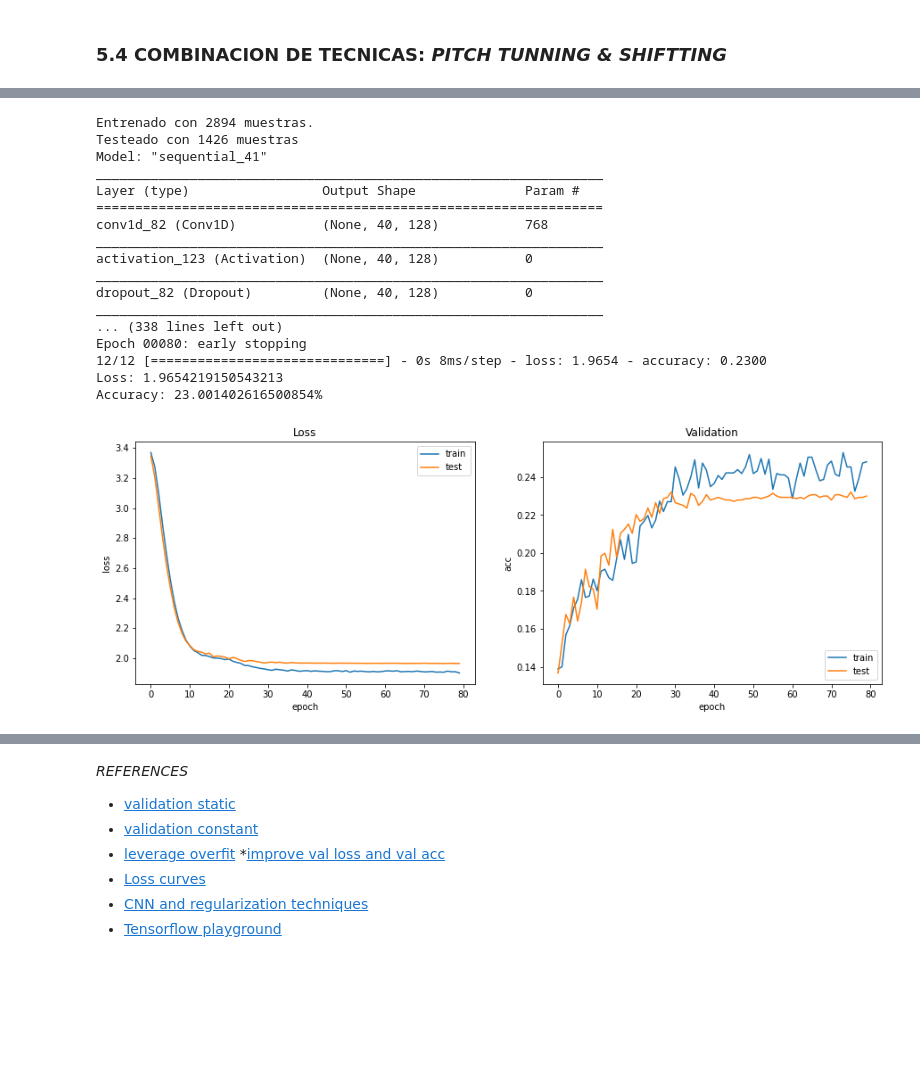
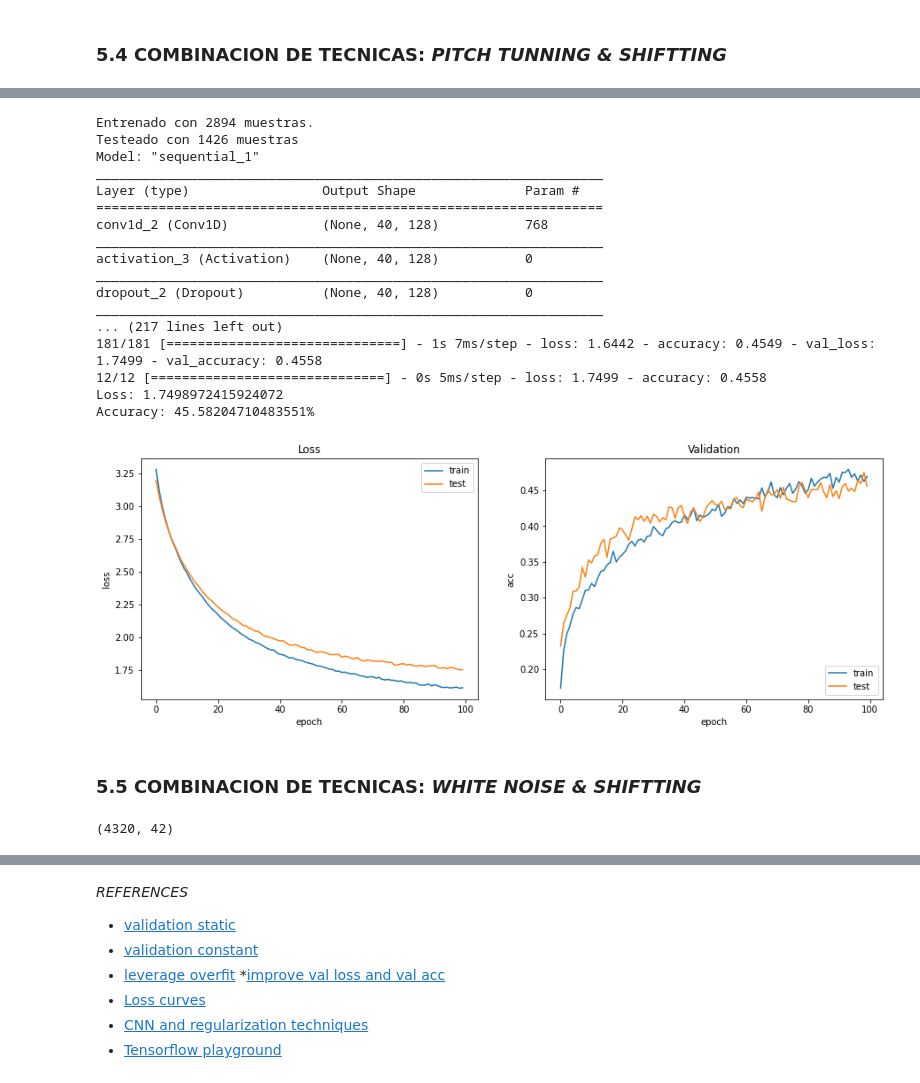
Before and after one commit to Luisa13/Speech_Emotion_Recogntion_in_Foreign_Language, a Jupyter notebook: notebooks/English/3_SER_RAVDESS_English_Augmentation.ipynb, the cells around one changed output, grey strips where cells are left out. Saved outputs shown, nothing was run; the diff lists cells and outputs as text; code cells hidden in the pictures; blank space fills up the shorter version.

Commit message:
RAVDESS English Augmentation - all experiment and results finished

```diff
--- a/notebooks/English/3_SER_RAVDESS_English_Augmentation.ipynb
+++ b/notebooks/English/3_SER_RAVDESS_English_Augmentation.ipynb
@@ -424,7 +424,7 @@ def get_features_shiftted(pathfile):
   # data_features = np.mean(mfcc, axis = 0)
 
   X, sample_rate = librosa.load(pathfile, res_type='kaiser_fast')
-  X = librosa.core.load(random_sample)[0]
+  X = librosa.core.load(pathfile)[0]
 
   x_data_wn = shift_audio_sample(X)
   mfcc = librosa.feature.mfcc(y=x_data_wn, sr=sample_rate, n_mfcc=40)
@@ -454,7 +454,7 @@ def get_features_pitch(pathfile):
   # data_features = np.mean(mfcc, axis = 0)
 
   X, sample_rate = librosa.load(pathfile, res_type='kaiser_fast')
-  X = librosa.core.load(random_sample)[0]
+  X = librosa.core.load(pathfile)[0]
 
   x_data_wn = pitch_shift(X)
   mfcc = librosa.feature.mfcc(y=x_data_wn, sr=sample_rate, n_mfcc=40)
@@ -822,13 +844,14 @@ Accuracy: 27.500000596046448%
 ### **5.4 COMBINACION DE TECNICAS: _PITCH TUNNING & SHIFTTING_**
 # %%
 # Extraigo las caracteristicas por genero
-if 'features_shiftted' in globals() and  'features_pitch' in globals() and features_shiftted.empty and features_pitch.empty:
+if 'features_shiftted' not in globals() or features_shiftted.empty:
   features_shiftted = get_features(EnglishSpeech_df, get_features_shiftted)
+if 'features_pitch' not in globals() or features_pitch.empty:
   features_pitch = get_features(EnglishSpeech_df, get_features_pitch)
 
 # Extraccion de caracteristicas
 f_df_shift = pd.DataFrame(features_shiftted['data'].values.tolist())
-f_df_pitch = pd.DataFrame(features_shiftted['data'].values.tolist())
+f_df_pitch = pd.DataFrame(features_pitch['data'].values.tolist())
 ## Combino los dos datasets:
 features_shiftted_df = pd.concat([f_df_shift, EnglishSpeech_df['gender'], EnglishSpeech_df['emotion']], axis = 1)
 features_pitch_df = pd.concat([f_df_pitch, EnglishSpeech_df['gender'], EnglishSpeech_df['emotion']], axis = 1)
@@ -863,51 +867,67 @@ print ("Entrenado con {} muestras. \nTesteado con {} muestras".format(X_train_fe
 # Entrenamiento del modelo
 model = model_cnn(X_train_female, female_Y_test.shape[1])
 model.summary()
 opt = keras.optimizers.RMSprop(lr=0.00005, rho=0.9, epsilon=None, decay=0.0)
 
 model.compile(loss='categorical_crossentropy',
               optimizer = opt,
               metrics=['accuracy'])
 
 rlrp = ReduceLROnPlateau(monitor='val_loss', factor=0.9, patience=20, min_lr=0.000001)
-es = EarlyStopping(monitor='val_accuracy', mode='max', verbose=1, patience=50)
-lrfn = build_lrfn()
-lr_schedule = tf.keras.callbacks.LearningRateScheduler(lrfn, verbose=1)
-
 history = model.fit(X_train_female, female_Y_train,
                         batch_size=16,
                         epochs=100,
                         validation_data=(X_test_female, female_Y_test),
-                        callbacks=[es, lr_schedule])
+                        callbacks=[rlrp])
 
 
 # Evaluacion
 plot_loss_acc(history)
 # Evaluamos contra test
 score = model.evaluate(X_test_female, female_Y_test, batch_size=128)
 print("Loss: {} \nAccuracy: {}%".format(score[0], score[1]*100))
 # %% [output]
 Entrenado con 2894 muestras.
 Testeado con 1426 muestras
-Model: "sequential_41"
+Model: "sequential_1"
 _________________________________________________________________
 Layer (type)                 Output Shape              Param #
 =================================================================
-conv1d_82 (Conv1D)           (None, 40, 128)           768
+conv1d_2 (Conv1D)            (None, 40, 128)           768
 _________________________________________________________________
-activation_123 (Activation)  (None, 40, 128)           0
+activation_3 (Activation)    (None, 40, 128)           0
 _________________________________________________________________
-dropout_82 (Dropout)         (None, 40, 128)           0
+dropout_2 (Dropout)          (None, 40, 128)           0
 _________________________________________________________________
-... (338 lines left out)
-Epoch 00080: early stopping
-12/12 [==============================] - 0s 8ms/step - loss: 1.9654 - accuracy: 0.2300
-Loss: 1.9654219150543213
-Accuracy: 23.001402616500854%
+... (217 lines left out)
+181/181 [==============================] - 1s 7ms/step - loss: 1.6442 - accuracy: 0.4549 - val_loss: 1.7499 - val_accuracy: 0.4558
+12/12 [==============================] - 0s 5ms/step - loss: 1.7499 - accuracy: 0.4558
+Loss: 1.7498972415924072
+Accuracy: 45.58204710483551%
-[figure, old version]
+[figure, new version]
 # %%
 # LPATH_DATA = SpeechEmotionRecognition/data/procesed/
 # features_complete_df.to_hdf('features_complete.h5', key='df')
 # features_shiftted_df.to_hdf('features_shiftted.h5', key='df')
 # features_pitch_df.to_hdf('features_pitch.h5', key='df')
 # features_standard_df.to_hdf('features_standard.h5', key='df')
+# %% [markdown]
+### **5.5 COMBINACION DE TECNICAS: _WHITE NOISE & SHIFTTING_**
+# %%
+# Extraigo las caracteristicas por genero
+if 'features_shiftted' not in globals() or features_shiftted.empty:
+  features_shiftted = get_features(EnglishSpeech_df, get_features_shiftted)
+if 'features_wn' not in globals() or features_wn.empty:
+  features_wn = get_features(EnglishSpeech_df, get_features_white_noise)
+
+# Extraccion de caracteristicas
+f_df_shift = pd.DataFrame(features_shiftted['data'].values.tolist())
+f_df_wn = pd.DataFrame(features_wn['data'].values.tolist())
+## Combino los dos datasets:
+features_shiftted_df = pd.concat([f_df_shift, EnglishSpeech_df['gender'], EnglishSpeech_df['emotion']], axis = 1)
+features_wn_df = pd.concat([f_df_wn, EnglishSpeech_df['gender'], EnglishSpeech_df['emotion']], axis = 1)
+comb_datasets = [features_std, features_shiftted_df, features_wn_df]
+features_complete_df = pd.concat(comb_datasets, ignore_index=True)
+features_complete_df.shape
+# %% [output]
+(4320, 42)
```
Also changed, not shown: parts of 24 cells of this notebook.
